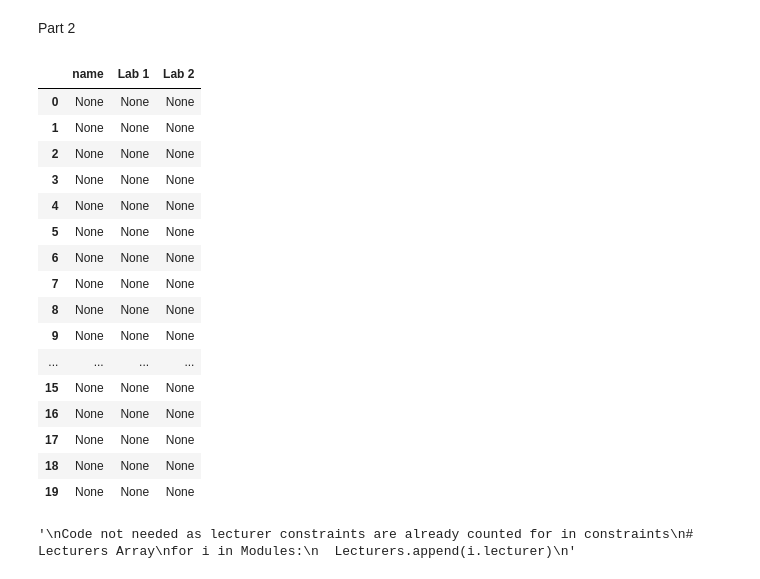
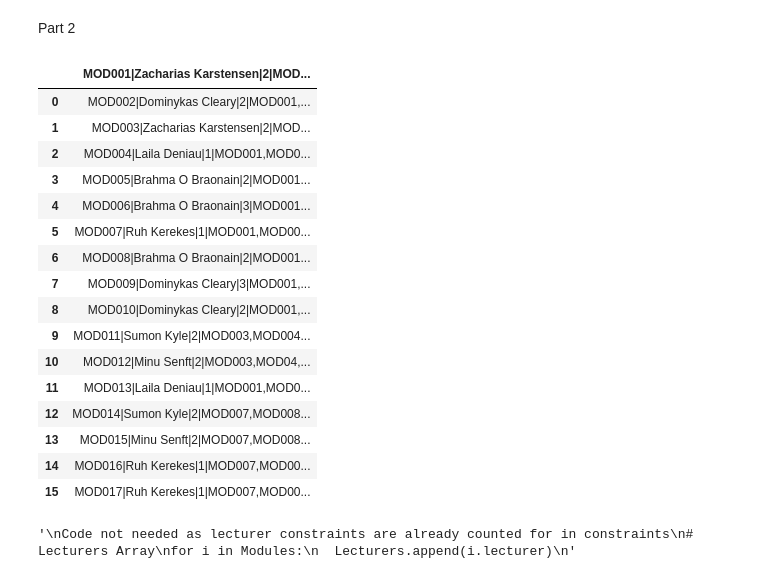
Before and after one commit to jamesbrowne98/jamesbrowne98, a Jupyter notebook: CW1.ipynb, the cells around one changed output. Drawn from its saved outputs; the diff is of its cells as text; code cells hidden in the pictures.

```diff
--- a/CW1.ipynb
+++ b/CW1.ipynb
@@ -268,53 +268,53 @@ Part 2
 #---------------------------------
 #--------INITILISE DATA-----------
 #---------------------------------
 
 import numpy as np
 import pandas as pd
 global Newtable
 global ProblemTable
 
 # Creating a 2d array of modlues and labs
 Modules = []
 Labs = []
 Lecturers = []
 D = 0
 Violations = 0
 
 # Lab sessions for both colounms
 LabSessions1 =[]
 LabSessions2 =[]
 
 # Table Initilisation
 timetable = np.empty(shape=[20, 3])
 
 
 initialise = {
     "name" : [None] * 20,
-    "Lab 1" : [None] * 20,
-    "Lab 2" : [None] * 20,
+    "Lab1" : [None] * 20,
+    "Lab2" : [None] * 20,
 }
 
-ProblemTable = pd.DataFrame(initialise)
+ProblemTable = pd.read_table("timetable.txt")
 ProblemTable
 # %% [output]
-|  | name | Lab 1 | Lab 2 |
-| 0 | None | None | None |
-| 1 | None | None | None |
-| 2 | None | None | None |
-| 3 | None | None | None |
-| 4 | None | None | None |
-| 5 | None | None | None |
-| 6 | None | None | None |
-| 7 | None | None | None |
-| 8 | None | None | None |
-| 9 | None | None | None |
-| ... | ... | ... | ... |
-| 15 | None | None | None |
-| 16 | None | None | None |
-| 17 | None | None | None |
-| 18 | None | None | None |
-| 19 | None | None | None |
+|  | MOD001|Zacharias Karstensen|2|MOD... |
+| 0 | MOD002|Dominykas Cleary|2|MOD001,... |
+| 1 | MOD003|Zacharias Karstensen|2|MOD... |
+| 2 | MOD004|Laila Deniau|1|MOD001,MOD0... |
+| 3 | MOD005|Brahma O Braonain|2|MOD001... |
+| 4 | MOD006|Brahma O Braonain|3|MOD001... |
+| 5 | MOD007|Ruh Kerekes|1|MOD001,MOD00... |
+| 6 | MOD008|Brahma O Braonain|2|MOD001... |
+| 7 | MOD009|Dominykas Cleary|3|MOD001,... |
+| 8 | MOD010|Dominykas Cleary|2|MOD001,... |
+| 9 | MOD011|Sumon Kyle|2|MOD003,MOD004... |
+| 10 | MOD012|Minu Senft|2|MOD003,MOD04,... |
+| 11 | MOD013|Laila Deniau|1|MOD001,MOD0... |
+| 12 | MOD014|Sumon Kyle|2|MOD007,MOD008... |
+| 13 | MOD015|Minu Senft|2|MOD007,MOD008... |
+| 14 | MOD016|Ruh Kerekes|1|MOD007,MOD00... |
+| 15 | MOD017|Ruh Kerekes|1|MOD007,MOD00... |
 # %%
 class module:
   def __init__(self, name, labs, lecturer, constraints):
```
Also changed, not shown: parts of 12 cells of this notebook.
